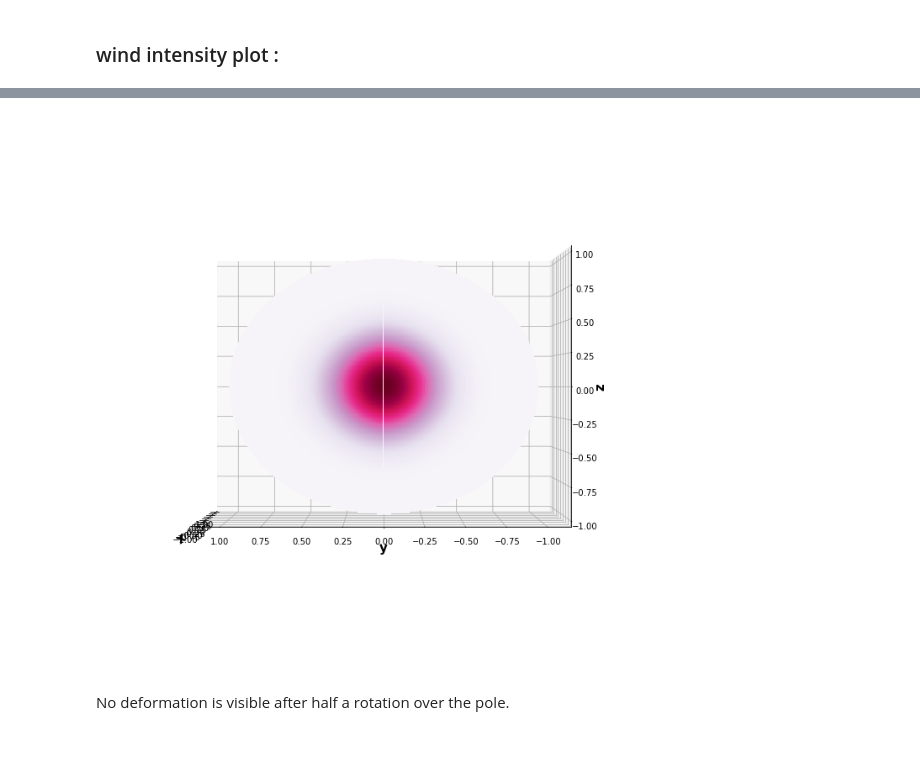
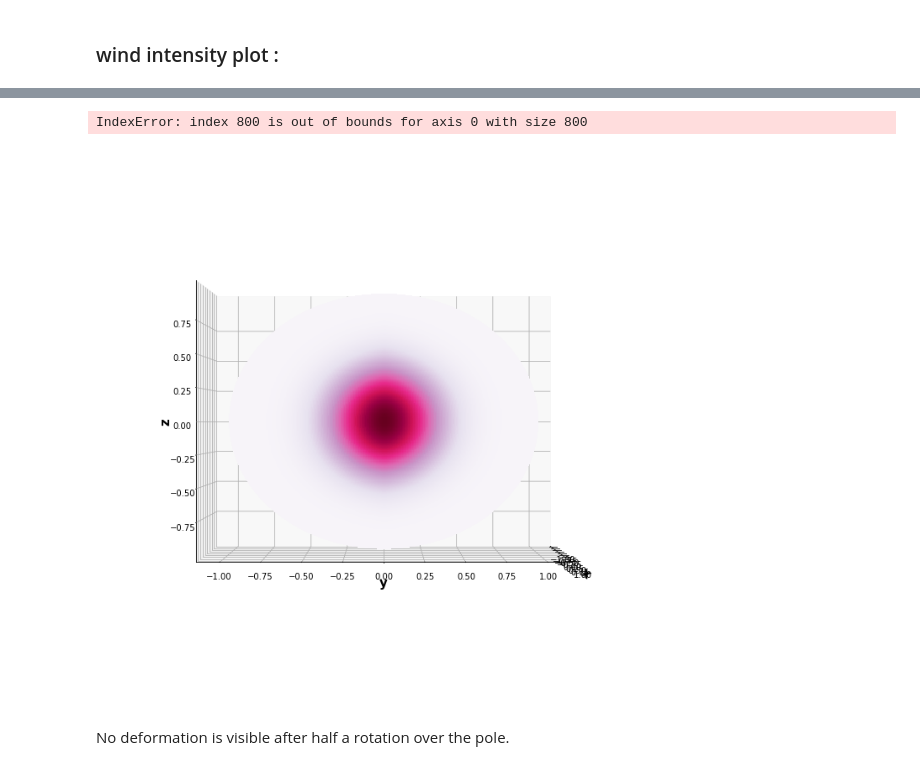
Before and after one commit to antoineperrot/spherical-advection, a Jupyter notebook: 4. Semi-Lagrangian Advection on the sphere.ipynb, the cells around one changed output, grey strips where cells are left out. Saved outputs shown, nothing was run; the diff lists cells and outputs as text; code cells hidden in the pictures.

```diff
--- a/4. Semi-Lagrangian Advection on the sphere.ipynb
+++ b/4. Semi-Lagrangian Advection on the sphere.ipynb
@@ -52,4 +50,26 @@ def projection(vecteur):
     return (np.dot(vecteur,ex),np.dot(vecteur,ey),np.dot(vecteur,ez))
 # %% [markdown]
 ## initial concentration :
+# %%
+import matplotlib.pyplot as plt
+from matplotlib import colors, cm
+def plot_sphere(X,Y,Z, values, cmap=cm.PuRd, ds=1,cmin=None, cmax=None,elev=0,azim=0,figsize=(16,16),title=None):
+    fig = plt.figure(figsize=figsize)
+    fig.suptitle(title,fontsize=17)
+    ax = fig.add_subplot(1,1,1,projection='3d')
+    ax.view_init(elev=elev, azim=azim)
+
+    strength = values[::ds, ::ds]
+    norm=colors.Normalize(vmin = np.min(strength) if cmin is None else cmin ,
+                          vmax = np.max(strength) if cmax is None else cmax,
+                          clip = False)
+
+    surface = ax.plot_surface(X[::ds, ::ds],Y[::ds, ::ds],Z[::ds, ::ds], rstride=1, cstride=1,cmap = cm.PuRd,
+                           linewidth=0, antialiased=False,
+                           facecolors=cmap(norm(strength)),zorder=1)
+
+    ax.set_xlabel("$\mathbf{x}$",fontsize=15)
+    ax.set_ylabel("$\mathbf{y}$",fontsize=15)
+    ax.set_zlabel("$\mathbf{z}$",fontsize=15);
+    return fig
 # %%
@@ -132,5 +166,4 @@ wind_xyz = wind_xyz/D * max_wind_speed
 t_end = 2*np.pi*D / max_wind_speed # time for one revolution.
 dt = .25  #time step in hour
 
-SL = SemiLagShericalAdv(X0, dt=dt, trend_parameters=[wind_xyz],time_saving_interval=20)
-SL.forecast(t_end)
+sl = SL(wind_xyz, dt=dt)
@@ -192,16 +225,19 @@ plot_sphere(X,Y,Z,np.linalg.norm(wind2,axis=0),
 # %%
-t_end = np.pi*D / max_wind_speed # time for crossing one pole and land on the exact opposite point.
+t_end = 2*np.pi*D / max_wind_speed # time for one revolution.
 dt = .25  #time step in hour
 
-SL = SemiLagShericalAdv(X0, dt=dt, trend_parameters=[-wind2],time_saving_interval=20)
-SL.forecast(t_end)
+sl = SL(wind2, dt=dt)
+# %%
+forecast = sl.forecast(X0, t_end, time_saving_interval=0.5)
+# %% [output]
+IndexError: index 800 is out of bounds for axis 0 with size 800
 # %%
-plot_sphere(X,Y,Z, SL.x,
-            elev=0,azim=180,
+plot_sphere(X,Y,Z, forecast[t_end],
+            elev=0,azim=0,
             title=None,
             figsize=(12,12));
 # %% [output]
-[figure, old version]
+[figure, new version]
 # %% [markdown]
 No deformation is visible after half a rotation over the pole.
 # %% [markdown]
```
Also changed, not shown: parts of 13 cells of this notebook, 29 other files.
